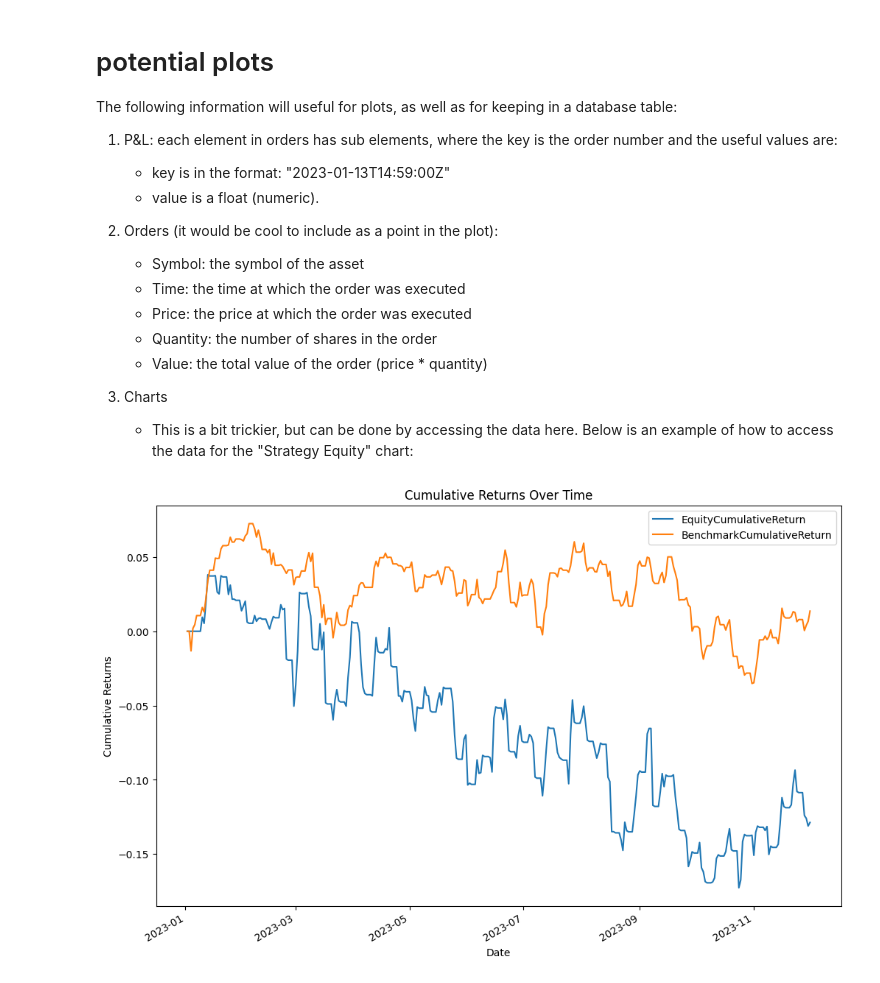
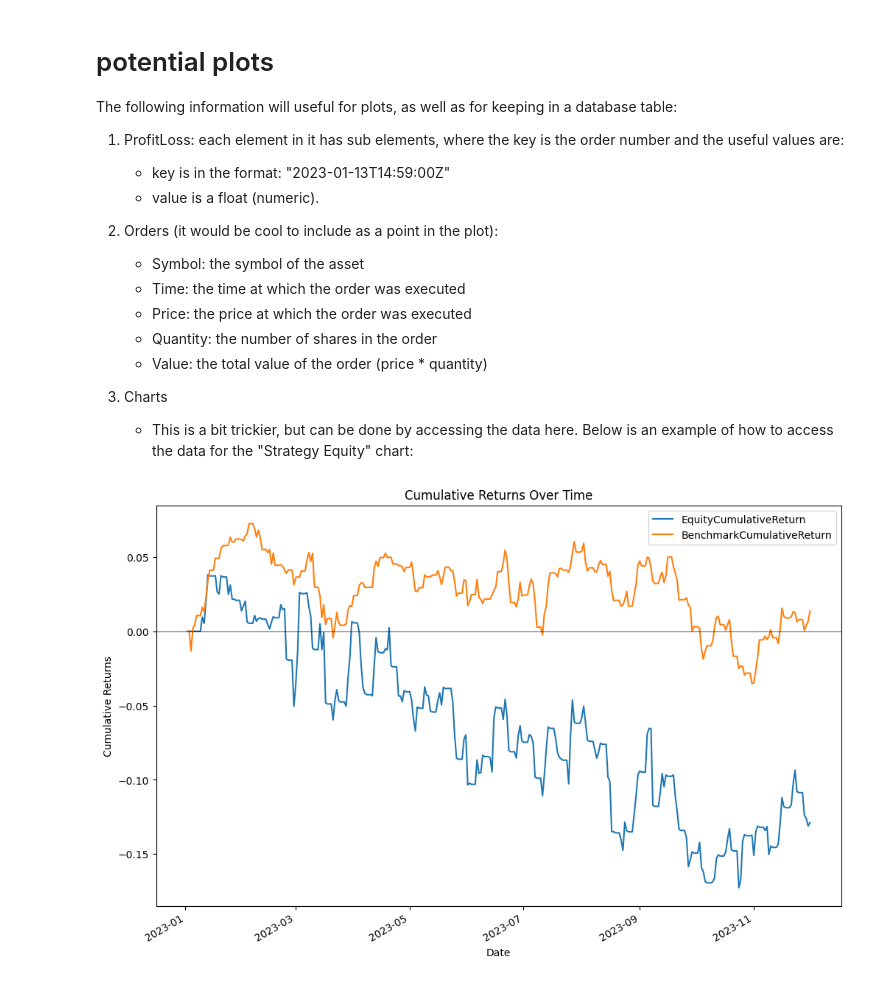
Before and after one commit to pampagrimaldi/trading-app, a Jupyter notebook: trading_app/report_generator.ipynb, the cells around one changed output. Cells and saved outputs as stored; diff of their text form; code cells hidden in the pictures.

```diff
--- a/trading_app/report_generator.ipynb
+++ b/trading_app/report_generator.ipynb
@@ -140,7 +77,7 @@ def parse_json(json_file):
 
 The following information will useful for plots, as well as for keeping in a database table:
 
-1. P&L: each element in orders has sub elements, where the key is the order number and the useful values are:
+1. ProfitLoss: each element in it has sub elements, where the key is the order number and the useful values are:
     - key is in the format: "2023-01-13T14:59:00Z"
     - value is a float (numeric).
 
@@ -181,25 +118,25 @@ def calculate_cumulative_returns(json_file):
     df['EquityCumulativeReturn'] = df['Equity'].pct_change().cumsum()
     df['BenchmarkCumulativeReturn'] = df['Benchmark'].pct_change().cumsum()
 
-    return df[['Date', 'EquityCumulativeReturn', 'BenchmarkCumulativeReturn']]
+    return df
     # return equity_curve
 # %%
 df = calculate_cumulative_returns(file_dir)
 # %%
-
-
 # Set 'Date' as the index for the plot
 df.set_index('Date', inplace=True)
 
 # Plot 'EquityCumulativeReturn' and 'BenchmarkCumulativeReturn'
 df[['EquityCumulativeReturn', 'BenchmarkCumulativeReturn']].plot(figsize=(12,8))
 
 # Set the title and labels
 plt.title('Cumulative Returns Over Time')
 plt.xlabel('Date')
 plt.ylabel('Cumulative Returns')
+# Add x-axis at y=0
+plt.axhline(0, color='black', linewidth=0.5)
 
 # Display the plot
 plt.show()
 # %% [output]
-[figure, old version]
+[figure, new version]
```
Also changed, not shown: parts of 3 cells of this notebook, 12 other files.
